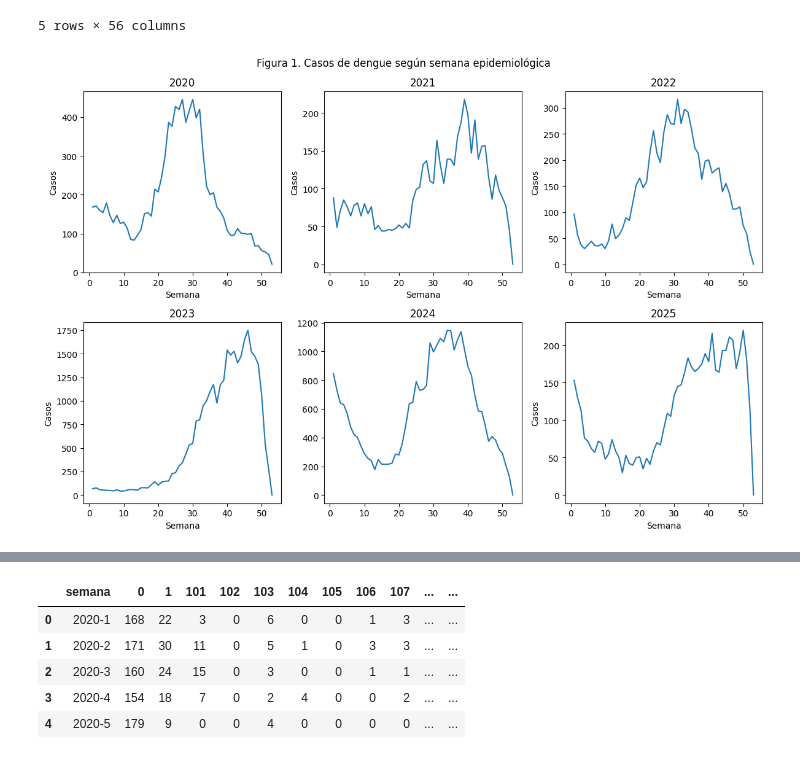
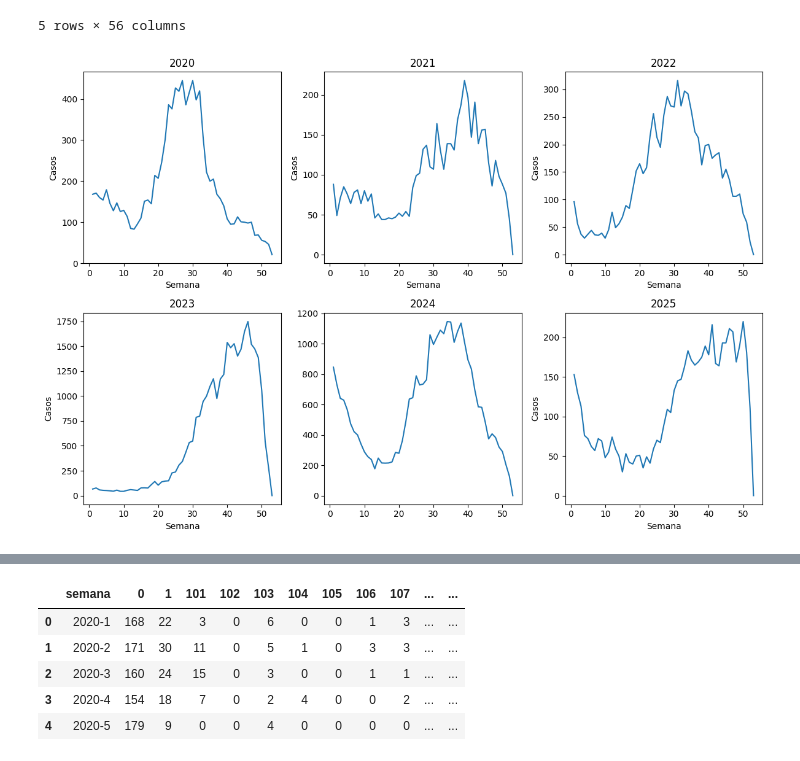
Before and after one commit to artisticlimon/dengue-model, a Jupyter notebook: eda/figures/eda_figs.ipynb, the cells around one changed output, grey strips where cells are left out. Cells and saved outputs as stored; diff of their text form; code cells hidden in the pictures.

```diff
--- a/eda/figures/eda_figs.ipynb
+++ b/eda/figures/eda_figs.ipynb
@@ -6,12 +6,12 @@
 import pandas as pd
 import matplotlib.pyplot as plt
 # %%
-cases2020 = pd.read_excel("../data/raw/dengue_limpio.xlsx", sheet_name="2020", header = 0)
-cases2021 = pd.read_excel("../data/raw/dengue_limpio.xlsx", sheet_name="2021", header = 0)
-cases2022 = pd.read_excel("../data/raw/dengue_limpio.xlsx", sheet_name="2022", header = 0)
-cases2023 = pd.read_excel("../data/raw/dengue_limpio.xlsx", sheet_name="2023", header = 0)
-cases2024 = pd.read_excel("../data/raw/dengue_limpio.xlsx", sheet_name="2024", header = 0)
-cases2025 = pd.read_excel("../data/raw/dengue_limpio.xlsx", sheet_name="2025", header = 0)
+cases2020 = pd.read_excel("../../data/raw/dengue_limpio.xlsx", sheet_name="2020", header = 0)
+cases2021 = pd.read_excel("../../data/raw/dengue_limpio.xlsx", sheet_name="2021", header = 0)
+cases2022 = pd.read_excel("../../data/raw/dengue_limpio.xlsx", sheet_name="2022", header = 0)
+cases2023 = pd.read_excel("../../data/raw/dengue_limpio.xlsx", sheet_name="2023", header = 0)
+cases2024 = pd.read_excel("../../data/raw/dengue_limpio.xlsx", sheet_name="2024", header = 0)
+cases2025 = pd.read_excel("../../data/raw/dengue_limpio.xlsx", sheet_name="2025", header = 0)
 # %%
 cases2020.columns
 # %% [output]
@@ -72,8 +72,6 @@ cases2025.tail()
 5 rows × 56 columns
 # %%
 fig, ax = plt.subplots(2, 3, figsize=(12, 8))
-
-fig.suptitle("Figura 1. Casos de dengue según semana epidemiológica")
 
 ax[0, 0].plot(cases2020_trans.index[3:], cases2020_trans.iloc[3:, 0])
 ax[0, 0].set_title("2020")
@@ -81,31 +79,31 @@ ax[0, 0].set_ylabel("Casos")
 ax[0, 0].set_xlabel("Semana")
 
 ax[0, 1].plot(cases2021_trans.index[3:], cases2021_trans.iloc[3:, 0])
 ax[0, 1].set_title("2021")
 ax[0, 1].set_ylabel("Casos")
 ax[0, 1].set_xlabel("Semana")
 
 ax[0, 2].plot(cases2022_trans.index[3:], cases2022_trans.iloc[3:, 0])
 ax[0, 2].set_title("2022")
 ax[0, 2].set_ylabel("Casos")
 ax[0, 2].set_xlabel("Semana")
 
 ax[1, 0].plot(cases2023_trans.index[3:], cases2023_trans.iloc[3:, 0])
 ax[1, 0].set_title("2023")
 ax[1, 0].set_ylabel("Casos")
 ax[1, 0].set_xlabel("Semana")
 
 ax[1, 1].plot(cases2024_trans.index[3:], cases2024_trans.iloc[3:, 0])
 ax[1, 1].set_title("2024")
 ax[1, 2].set_ylabel("Casos")
 ax[1, 2].set_xlabel("Semana")
 
 ax[1, 2].plot(cases2025_trans.index[3:], cases2025_trans.iloc[3:, 0])
 ax[1, 2].set_title("2025")
 ax[1, 2].set_ylabel("Casos")
 ax[1, 2].set_xlabel("Semana")
 
 plt.tight_layout()
 plt.show()
 # %% [output]
-[figure, old version]
+[figure, new version]
```
Also changed, not shown: parts of 7 cells of this notebook, 2 other files.
